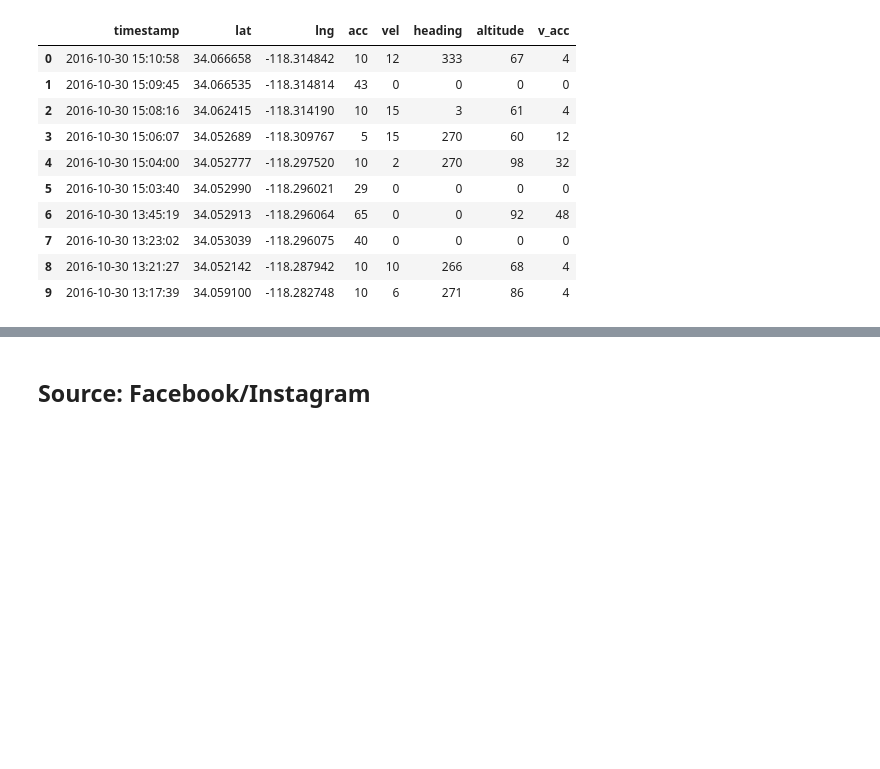
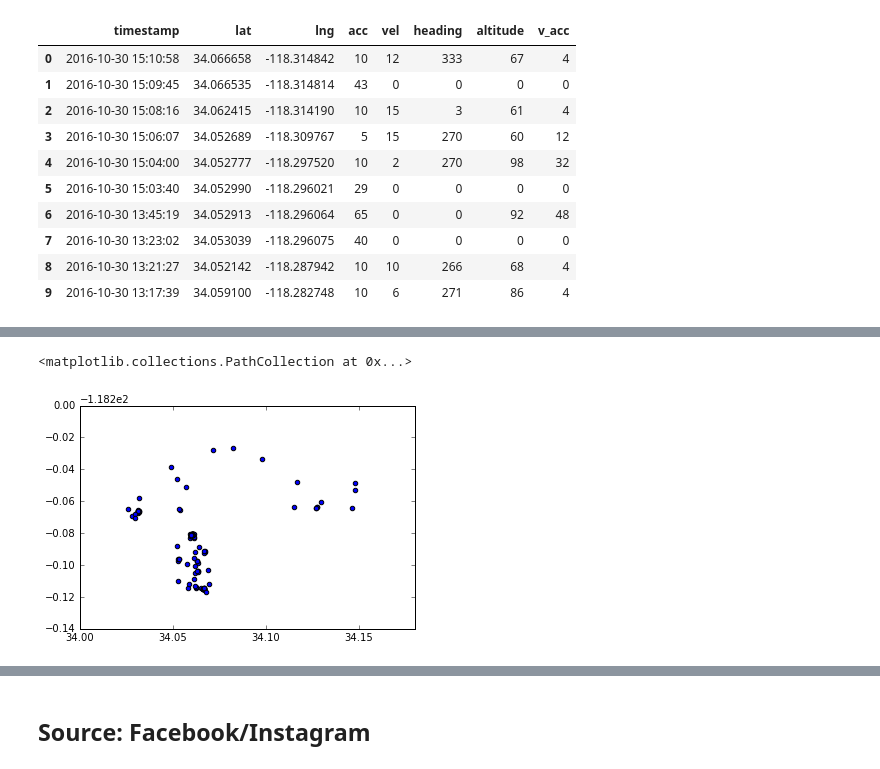
Before and after one commit to aaronk313/dsi, a Jupyter notebook: Project_sg1.ipynb, the cells around one changed output, grey strips where cells are left out. Drawn from its saved outputs; the diff is of its cells as text; code cells hidden in the pictures; blank space fills up the shorter version.

```diff
--- a/Project_sg1.ipynb
+++ b/Project_sg1.ipynb
@@ -141,6 +143,7 @@ locations
   'zip': '91001'}}
 # %%
 fblocdata = []
+columns = []
 
 for timestamp in locations.keys():
     columns = locations[timestamp].keys() if len(locations[timestamp].keys()) > len(columns) else columns
@@ -246,0 +270,3 @@ Based on the following degree precision information (Source: Wikipedia, https://
+# %%
+X = np.array(gloc_hist['lat'])
+y = np.array(gloc_hist['lng'])
@@ -246,0 +277,7 @@ Based on the following degree precision information (Source: Wikipedia, https://
+# %%
+# Rough scatter plot of initial dataset
+
+plt.scatter(X,y)
+# %% [output]
+<matplotlib.collections.PathCollection at 0x...>
+[figure, added]
```
Also changed, not shown: parts of 55 cells of this notebook, 4 other files.
